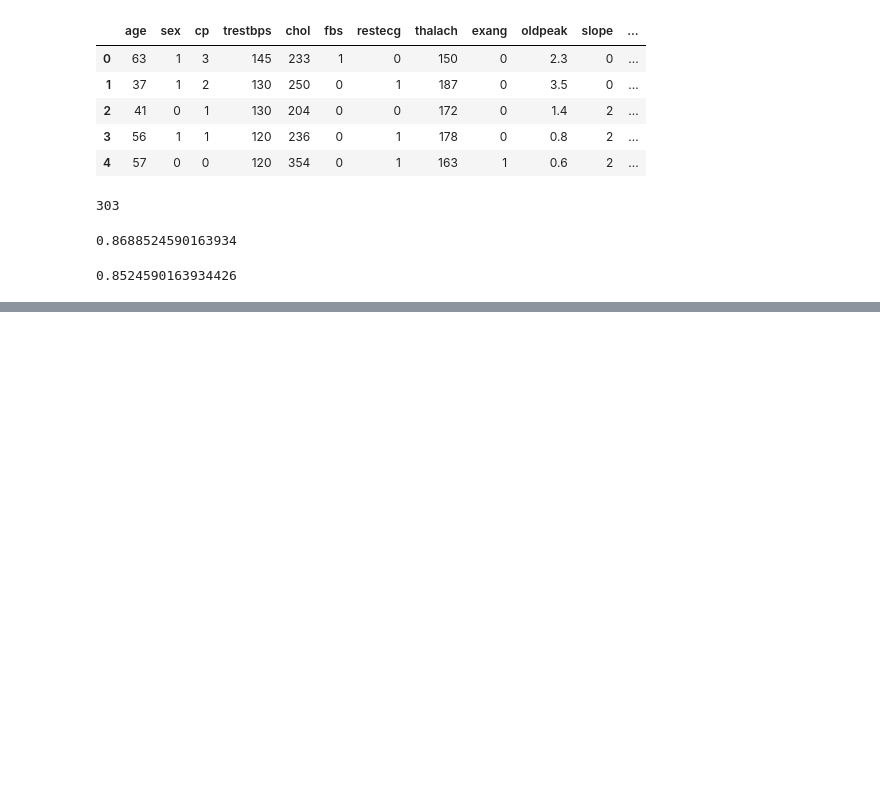
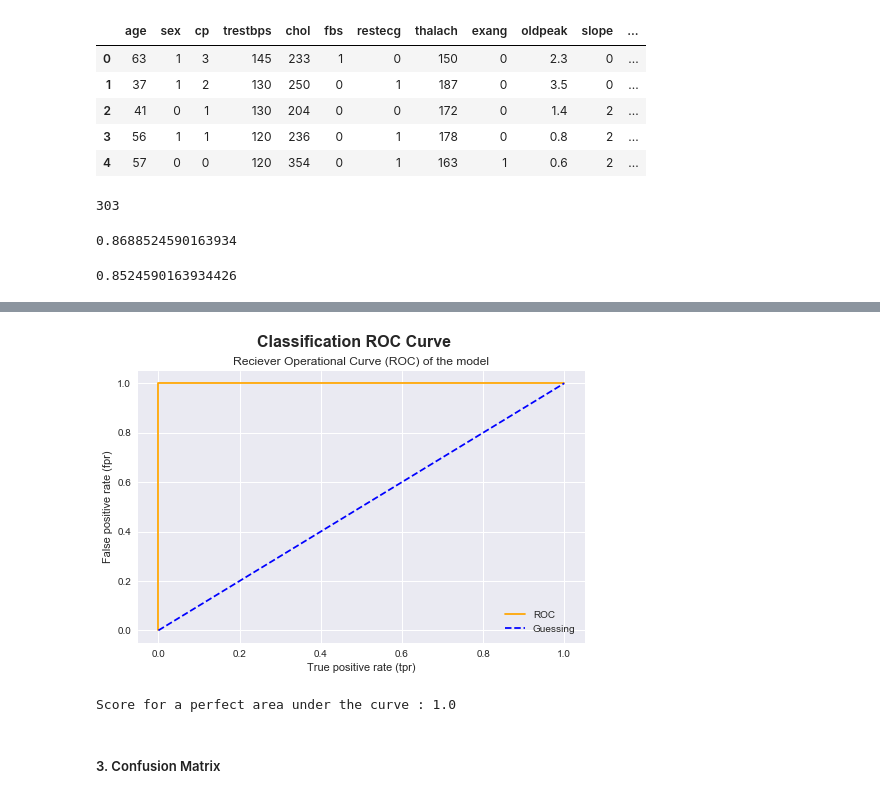
Before and after one commit to wolfdale229/intro-to-machine-learning, a Jupyter notebook: Section 1 Getting Data Ready.ipynb, the cells around one changed output, grey strips where cells are left out. Drawn from its saved outputs; the diff is of its cells as text; code cells hidden in the pictures; blank space fills up the shorter version.

```diff
--- a/Section 1 Getting Data Ready.ipynb
+++ b/Section 1 Getting Data Ready.ipynb
@@ -502,0 +743,10 @@ clf.score(X_test, y_test)
+# %%
+# plotting a perfect ROC curve
+fpr, tpr, thresholds  = roc_curve(y_test, y_test)
+plot_roc_curve(fpr, tpr)
+print(f'Score for a perfect area under the curve : {roc_auc_score(y_test, y_test)}')
+# %% [output]
+[figure, added]
+Score for a perfect area under the curve : 1.0
+# %% [markdown]
+##### 3. Confusion Matrix
```
Also changed, not shown: parts of 44 cells of this notebook.
